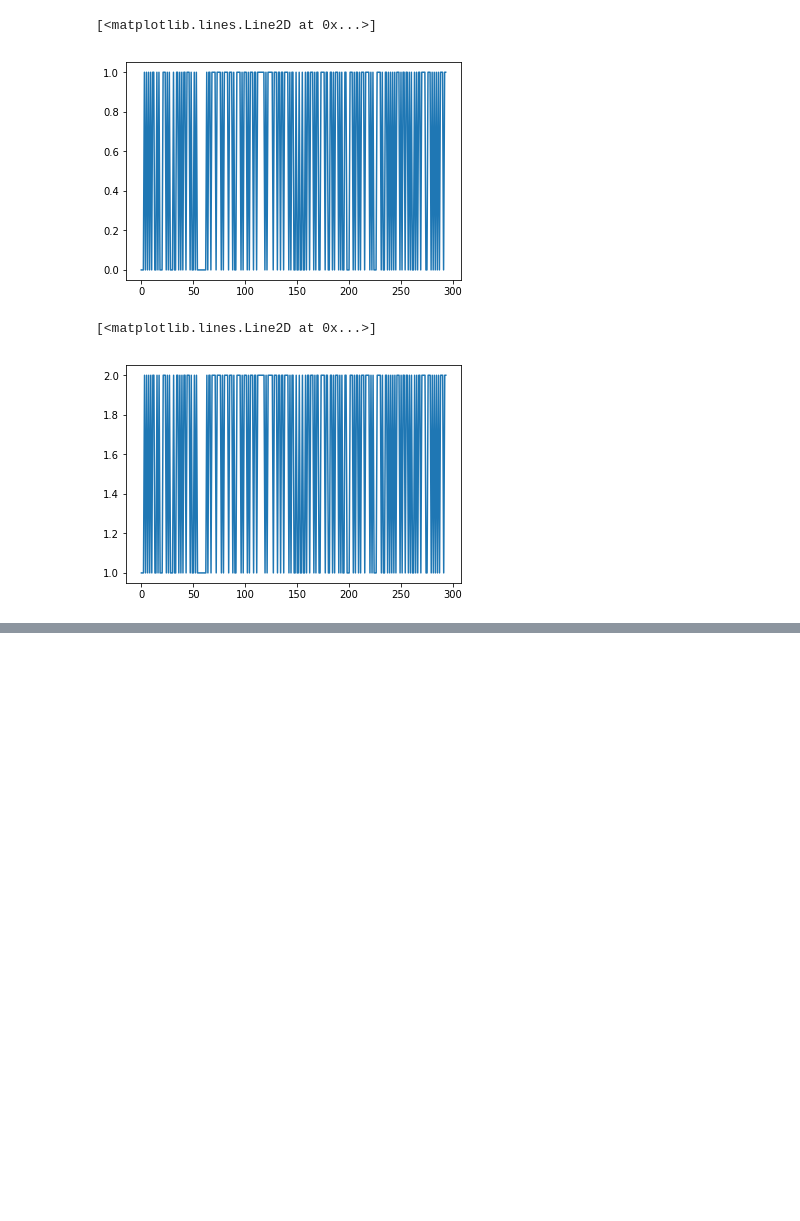
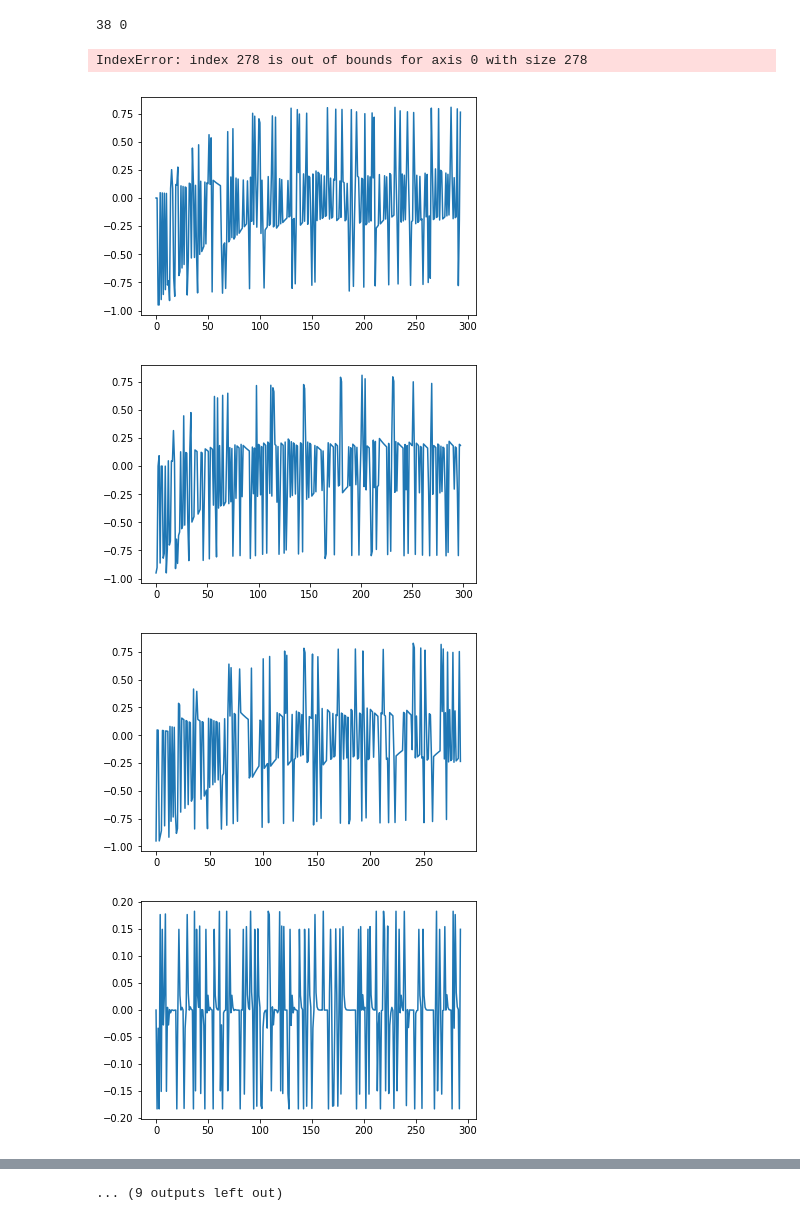
Before and after one commit to Maylibooyah69/RewardReversalPorject, a Jupyter notebook: hisMLE.ipynb, the cells around one changed output, grey strips where cells are left out. Saved outputs shown, nothing was run; the diff lists cells and outputs as text; code cells hidden in the pictures; blank space fills up the shorter version.

```diff
--- a/hisMLE.ipynb
+++ b/hisMLE.ipynb
@@ -6,0 +72,8 @@ Logs=pd.read_pickle('BehaviorLog/rat26to38.pkl')
+# %%
+real_params=[0.05,0.02,4]
+env=ToyQ2.toyQ_2choice()
+rat1=dp.Rat(None,*real_params,init_Q=np.array([0.000001,0.00001]),sim=True)
+env,rat1=dp.train_rat(env,rat1,300,sim=True)
+plt.plot(rat1.PElog)
+mya=rat1.choice_Log
+myr=rat1.obsLog
@@ -6,0 +86,3 @@ Logs=pd.read_pickle('BehaviorLog/rat26to38.pkl')
+# %%
+sol=MLE(mya,myr,real_params)
+sol
@@ -6,0 +99,5 @@ Logs=pd.read_pickle('BehaviorLog/rat26to38.pkl')
+# %%
+mparams=sol['x']
+ll,PE,q,Q=myll_log(mya,myr,mparams)
+plt.plot(rat1.PElog)
+plt.plot(PE)
@@ -7,2 +109,2 @@ Logs=pd.read_pickle('BehaviorLog/rat26to38.pkl')
 # %%
-mya=Logs[26]['action'][0]
+Logs[26]['action'][0];
@@ -16,10 +111,25 @@ SyntaxError: invalid syntax (<ipython-input-14-086587219acf>, line 1)
-# %%
-plt.plot(mya-1)
-# %% [output]
-[<matplotlib.lines.Line2D at 0x...>]
-[figure, removed]
-# %%
-plt.plot(mya)
-# %% [output]
-[<matplotlib.lines.Line2D at 0x...>]
-[figure, removed]
+# %%
+count=1
+PELogs={}
+for i in Logs:
+    params0=[0.450942, 0.466634, 0.553753]
+    days=len(Logs[i]['action'])
+    for day in range(days):
+        plt.figure(count)
+        count+=1
+        mya=Logs[i]['action'][day]
+        myr=Logs[i]['reward'][day]
+        if (len(mya)!=len(myr)):
+            print(i,day)
+        sol=MLE(mya,myr,real_params)
+        mparams=sol['x']
+        ll,PE,q,Q=myll_log(mya,myr,mparams)
+        plt.plot(PE)
+        PELogs['rat_'+str(i)+'day_'+str(day)]=PE
+# %% [output]
+38 0
+IndexError: index 278 is out of bounds for axis 0 with size 278
+[figure, added]
+[figure, added]
+[figure, added]
+[figure, added]
@@ -25,0 +142 @@ plt.plot(mya)
+... (9 outputs left out)
```
Also changed, not shown: parts of 10 cells of this notebook, 26 other files.
